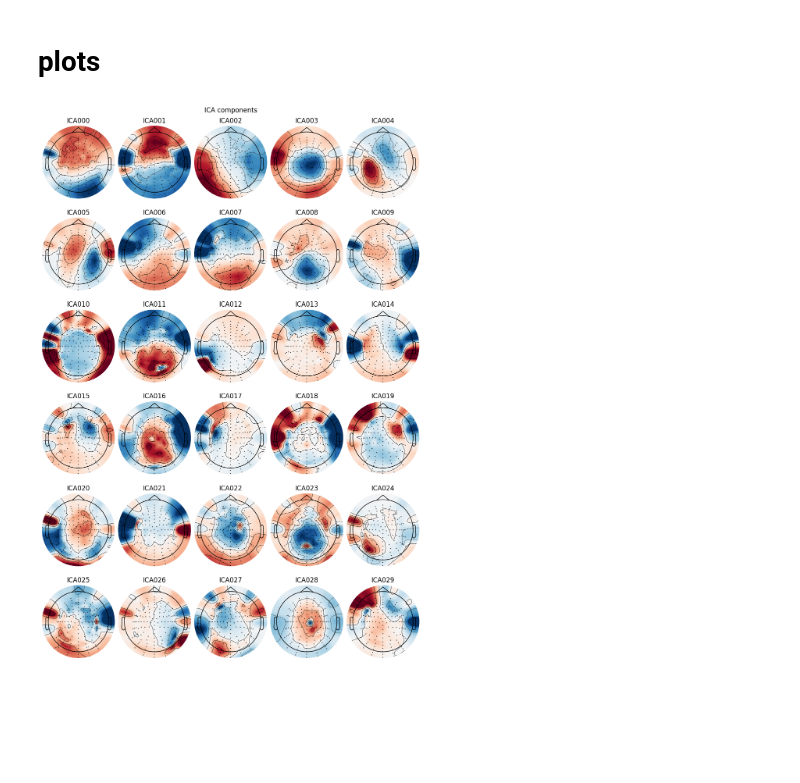
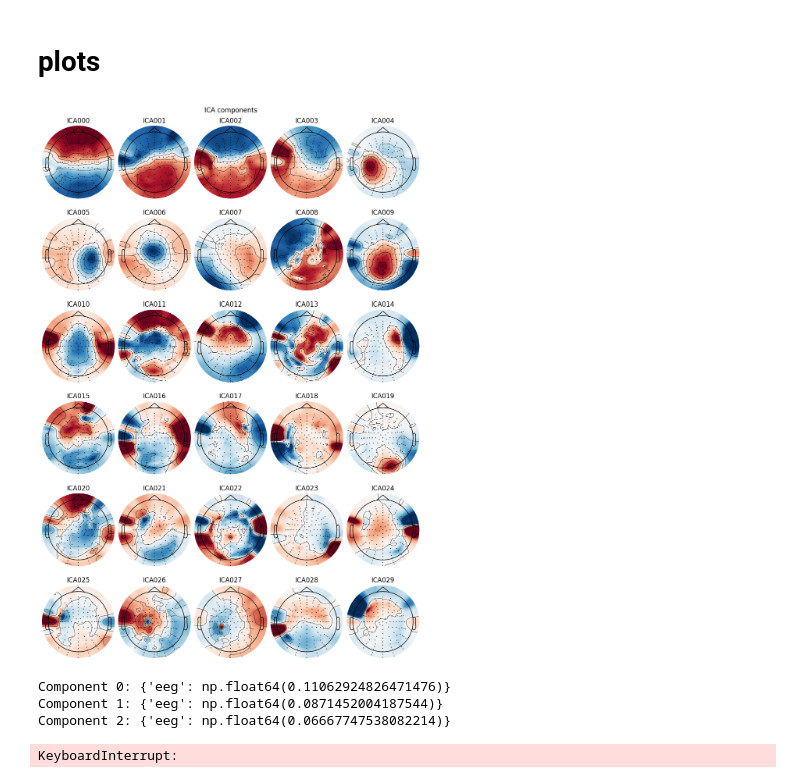
Before and after one commit to MohammadMMK/EEG-analysis-pipeline, a Jupyter notebook: notebooks/gICA_3.ipynb, the cells around one changed output. Saved outputs shown, nothing was run; the diff lists cells and outputs as text; code cells hidden in the pictures; blank space fills up the shorter version.

```diff
--- a/notebooks/gICA_3.ipynb
+++ b/notebooks/gICA_3.ipynb
@@ -89,17 +89,26 @@ Reading 0 ... 2353568  =      0.000 ...  4596.812 secs...
 # %%
 import sys
 import os
 import mne
 # Add the workspace root to the Python path
 mne.set_log_level('WARNING')
 workspace_root = os.path.abspath("..")
 if workspace_root not in sys.path:
     sys.path.append(workspace_root)
 path_concat = os.path.join(workspace_root, 'Data', f'groupData_Remall.fif')
 concat_data = mne.io.read_raw_fif(path_concat, preload=True)
-ICA_path = os.path.join(workspace_root, 'Data', f'gICA_2.fif')
+ICA_path = os.path.join(workspace_root, 'Data', f'gICA_3.fif')
 %matplotlib qt
 ica = mne.preprocessing.read_ica( ICA_path)
 ica.plot_components(inst = concat_data, picks = range(0, 30))
 # %% [output]
-[figure, old version]
+[figure, new version]
+# %%
+# compute the amount of variance explained by each component
+for component in range(0, 30):
+    print(f"Component {component}: {ica.get_explained_variance_ratio(inst = concat_data, components = component)}")
+# %% [output]
+Component 0: {'eeg': np.float64(0.11062924826471476)}
+Component 1: {'eeg': np.float64(0.0871452004187544)}
+Component 2: {'eeg': np.float64(0.06667747538082214)}
+KeyboardInterrupt:
```
